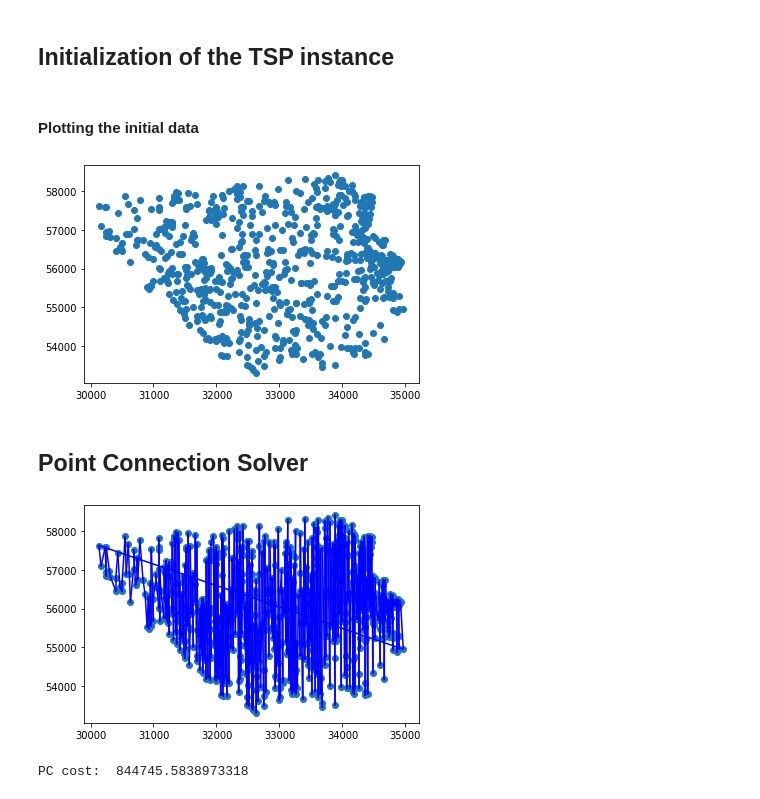
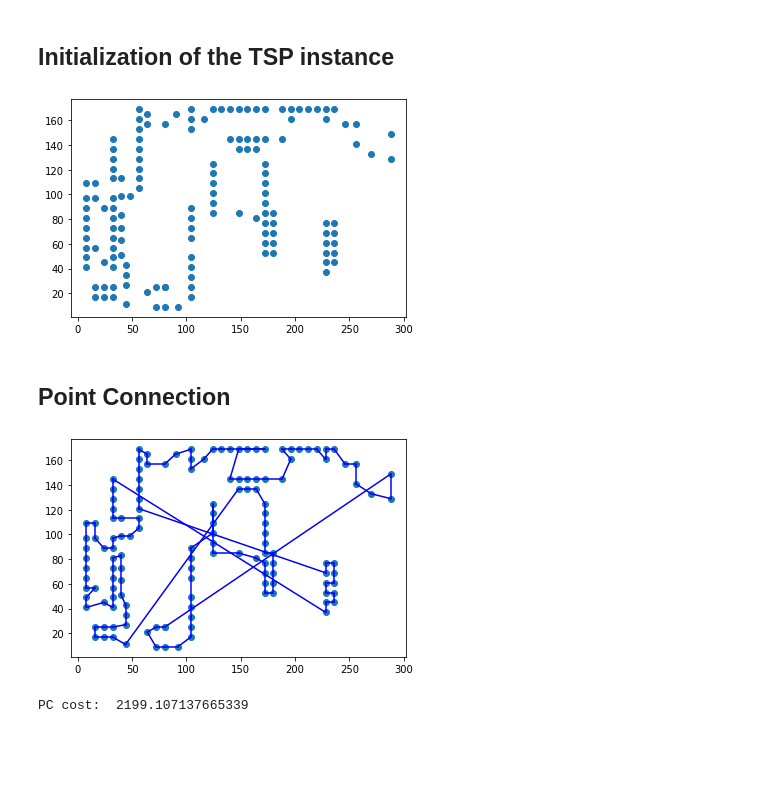
Before and after one commit to L4plac3/localsearch_tsp, a Jupyter notebook: code/test.ipynb, the cells around one changed output. Drawn from its saved outputs; the diff is of its cells as text; code cells hidden in the pictures; blank space fills up the shorter version.

```diff
--- a/code/test.ipynb
+++ b/code/test.ipynb
@@ -5,26 +5,25 @@
 # %%
 # Importing of the needed libraries
 from localsearch import *
 
 # Instance of TSPloader class used to load the .tsp file into a suitable data-structure
-loader = TSPloader(r'..\\data\\uy734.tsp')
+loader = TSPloader(r'..\\data\\mid.txt')
 
 # Instance of TSP class to which we pass the nodes of the .tsp file
 t = TSP(loader.nodes)
+
+# Plotting the initial data
+t.plotData()
+# %% [output]
+[figure, added]
-# %% [markdown]
-#### Plotting the initial data
-# %%
-t.plotData()
-# %% [output]
-[figure, removed]
 # %% [markdown]
-## Point Connection Solver
+## Point Connection
 # %%
 PC = PointConnection()
 t.solve(PC)
 t.plotSolution('PointConnection')
 print('PC cost: ', t.getCost('PointConnection'))
 # %% [output]
-[figure, old version]
+[figure, new version]
-PC cost:  844745.5838973318
+PC cost:  2199.107137665339
 # %% [markdown]
```
Also changed, not shown: parts of 17 cells of this notebook, 1 other file.
